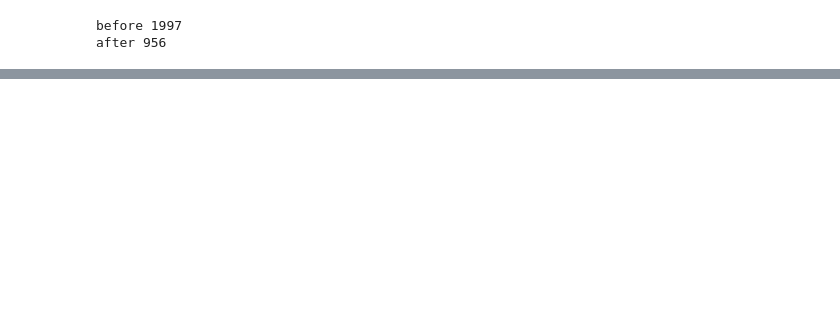
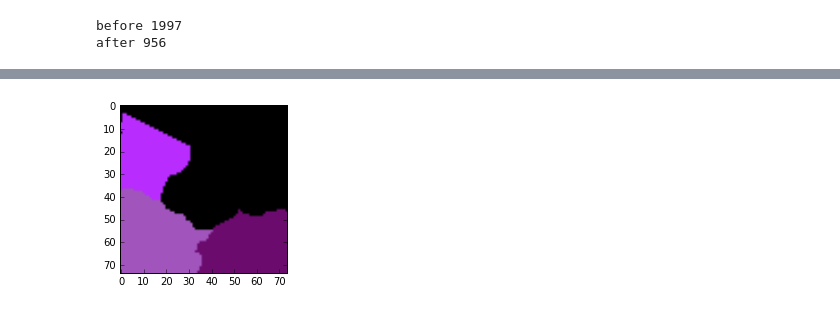
Before and after one commit to SrutiBh/mlproof, a Jupyter notebook: new_patch_generation_tests.ipynb, the cells around one changed output, grey strips where cells are left out. Saved outputs shown, nothing was run; the diff lists cells and outputs as text; code cells hidden in the pictures; blank space fills up the shorter version.

```diff
--- a/Untitled0.ipynb
+++ b/new_patch_generation_tests.ipynb
@@ -82,0 +122,5 @@ mlp.Util.view(fixed_borders, large=True)
+# %%
+fixed_snip = mlp.Util.propagate_max_overlap(rhoana_snip, gold_snip)
+mlp.Util.view(fixed_snip)
+# %% [output]
+[figure, added]
```
Also changed, not shown: parts of 31 cells of this notebook, 4 other files.
